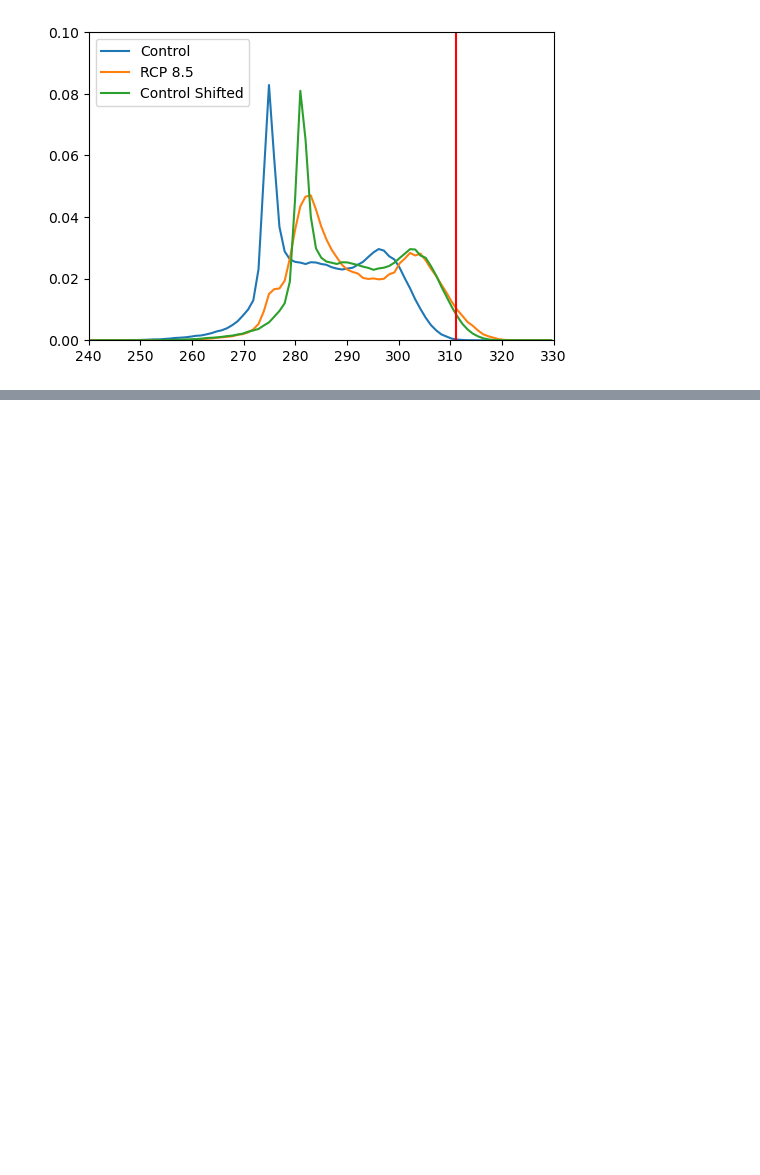
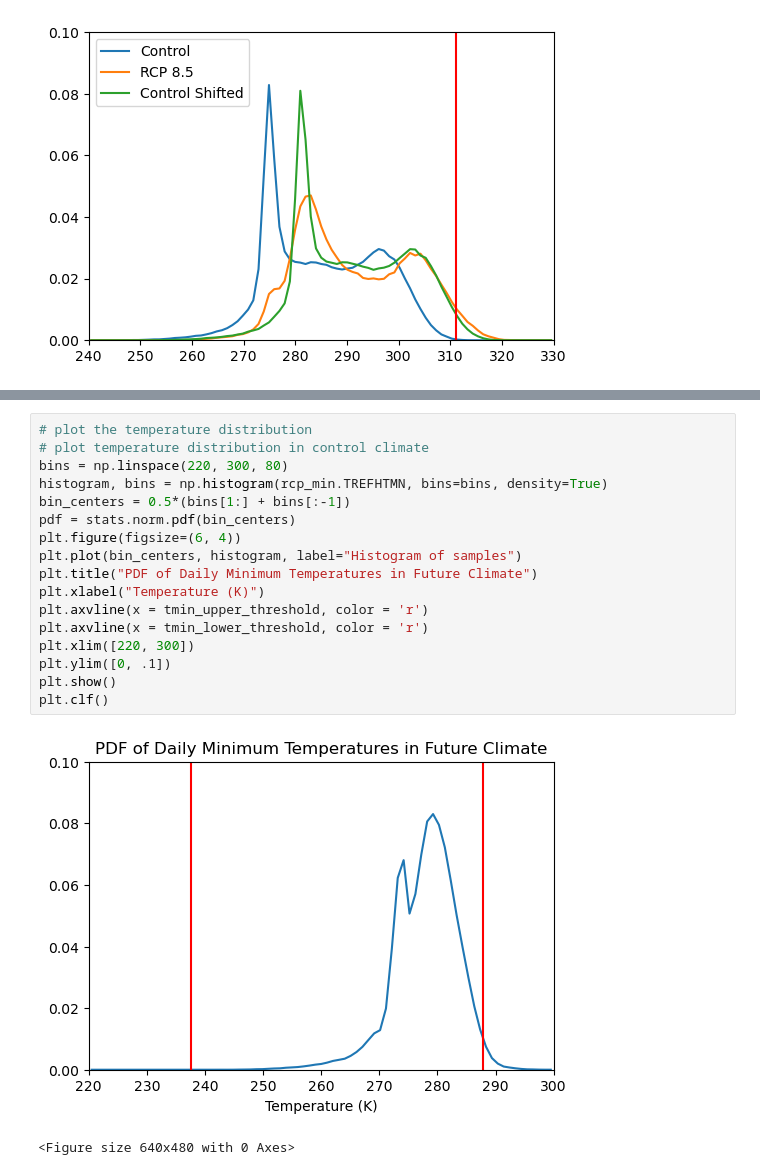
Before and after one commit to milesepstein13/extreme-events, a Jupyter notebook: data_manipulation.md.ipynb, the cells around one changed output, grey strips where cells are left out. Drawn from its saved outputs; the diff is of its cells as text; blank space fills up the shorter version.

```diff
--- a/data_manipulation.md.ipynb
+++ b/data_manipulation.md.ipynb
@@ -192,0 +344,20 @@ plt.show()
+# %%
+# plot the temperature distribution
+# plot temperature distribution in control climate
+bins = np.linspace(220, 300, 80)
+histogram, bins = np.histogram(rcp_min.TREFHTMN, bins=bins, density=True)
+bin_centers = 0.5*(bins[1:] + bins[:-1])
+pdf = stats.norm.pdf(bin_centers)
+plt.figure(figsize=(6, 4))
+plt.plot(bin_centers, histogram, label="Histogram of samples")
+plt.title("PDF of Daily Minimum Temperatures in Future Climate")
+plt.xlabel("Temperature (K)")
+plt.axvline(x = tmin_upper_threshold, color = 'r')
+plt.axvline(x = tmin_lower_threshold, color = 'r')
+plt.xlim([220, 300])
+plt.ylim([0, .1])
+plt.show()
+plt.clf()
+# %% [output]
+[figure, added]
+<Figure size 640x480 with 0 Axes>
```
Also changed, not shown: parts of 31 cells of this notebook, 1 other file.
